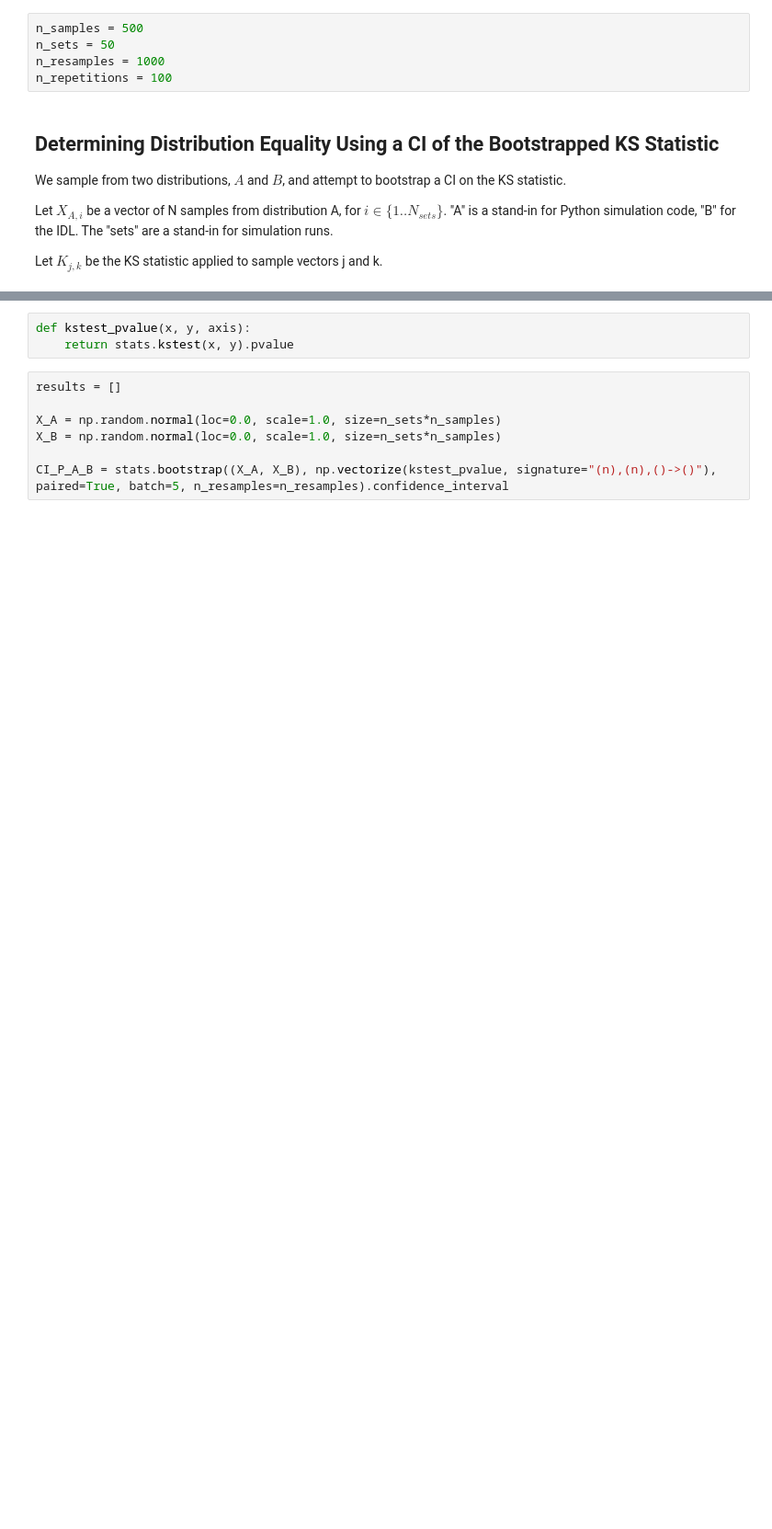
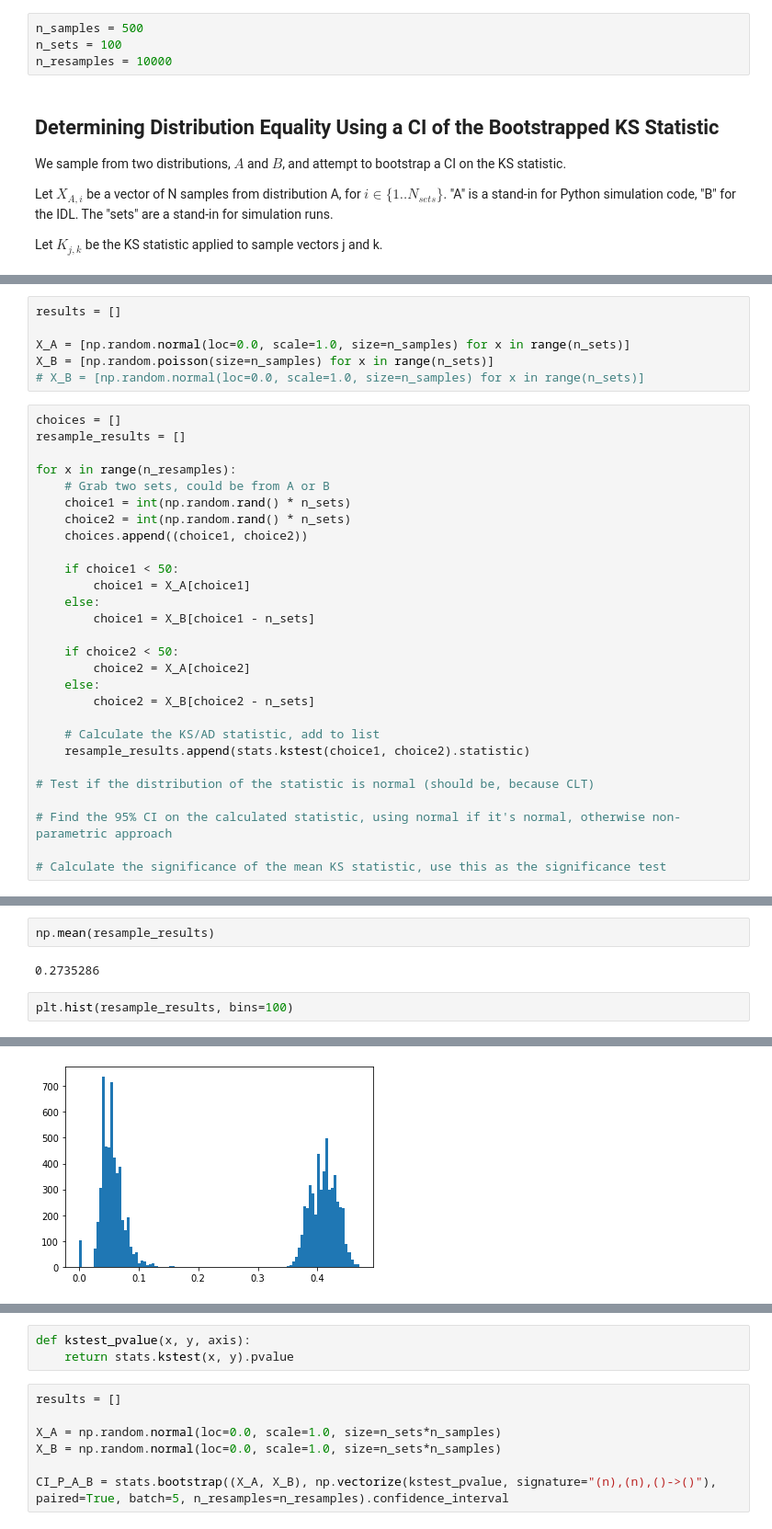
Before and after one commit to seanmason/saturation, a Jupyter notebook: notebooks/Bootstrapping.ipynb, the cells around one changed output, grey strips where cells are left out. Shown at 92% size. Saved outputs shown, nothing was run; the diff lists cells and outputs as text; blank space fills up the shorter version.

Commit message:
Comparing distributions complete.

```diff
--- a/notebooks/Bootstrapping.ipynb
+++ b/notebooks/Bootstrapping.ipynb
@@ -7,9 +8,8 @@ def cis_overlap(ci1, ci2) -> bool:
     return (ci2.low <= ci1.low <= ci2.high) or (ci1.low <= ci2.low <= ci1.high)
 # %%
 n_samples = 500
-n_sets = 50
-n_resamples = 1000
-n_repetitions = 100
+n_sets = 100
+n_resamples = 10000
 # %% [markdown]
 ## Determining Distribution Equality Using a CI of the Bootstrapped KS Statistic
 
@@ -34,0 +37,34 @@ We run this process repeatedly, and find that the CIs overlap in 31% of trials.
+# %%
+results = []
+
+X_A = [np.random.normal(loc=0.0, scale=1.0, size=n_samples) for x in range(n_sets)]
+X_B = [np.random.poisson(size=n_samples) for x in range(n_sets)]
+# X_B = [np.random.normal(loc=0.0, scale=1.0, size=n_samples) for x in range(n_sets)]
+# %%
+choices = []
+resample_results = []
+
+for x in range(n_resamples):
+    # Grab two sets, could be from A or B
+    choice1 = int(np.random.rand() * n_sets)
+    choice2 = int(np.random.rand() * n_sets)
+    choices.append((choice1, choice2))
+
+    if choice1 < 50:
+        choice1 = X_A[choice1]
+    else:
+        choice1 = X_B[choice1 - n_sets]
+
+    if choice2 < 50:
+        choice2 = X_A[choice2]
+    else:
+        choice2 = X_B[choice2 - n_sets]
+
+    # Calculate the KS/AD statistic, add to list
+    resample_results.append(stats.kstest(choice1, choice2).statistic)
+
+# Test if the distribution of the statistic is normal (should be, because CLT)
+
+# Find the 95% CI on the calculated statistic, using normal if it's normal, otherwise non-parametric approach
+
+# Calculate the significance of the mean KS statistic, use this as the significance test
@@ -34,0 +83,7 @@ We run this process repeatedly, and find that the CIs overlap in 31% of trials.
+# %%
+np.mean(resample_results)
+# %% [output]
+0.2735286
+# %%
+plt.hist(resample_results, bins=100)
+# %% [output]
@@ -34,0 +107 @@ We run this process repeatedly, and find that the CIs overlap in 31% of trials.
+[figure, added]
```
Also changed, not shown: parts of 12 cells of this notebook, 1 other file.
